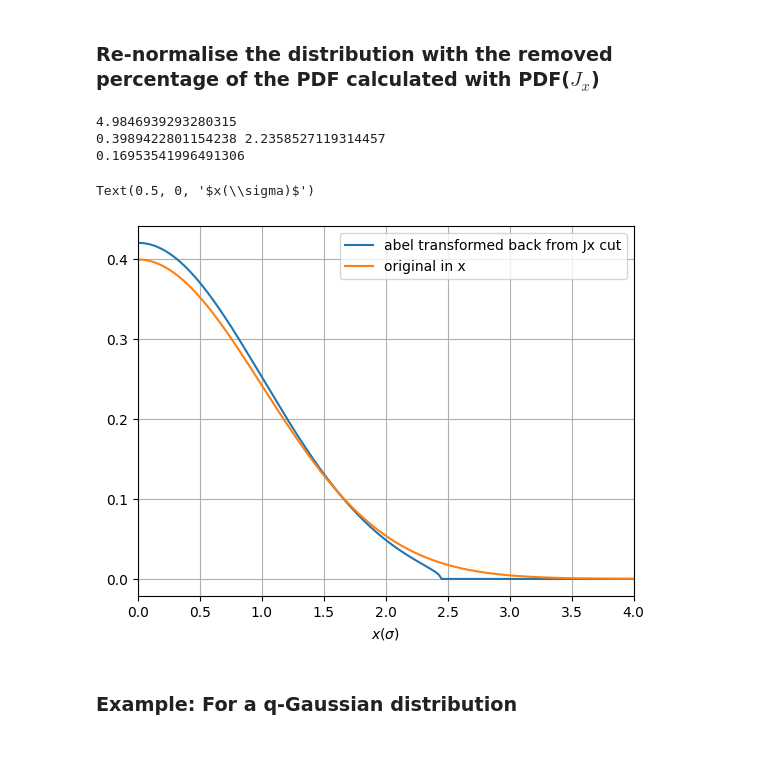
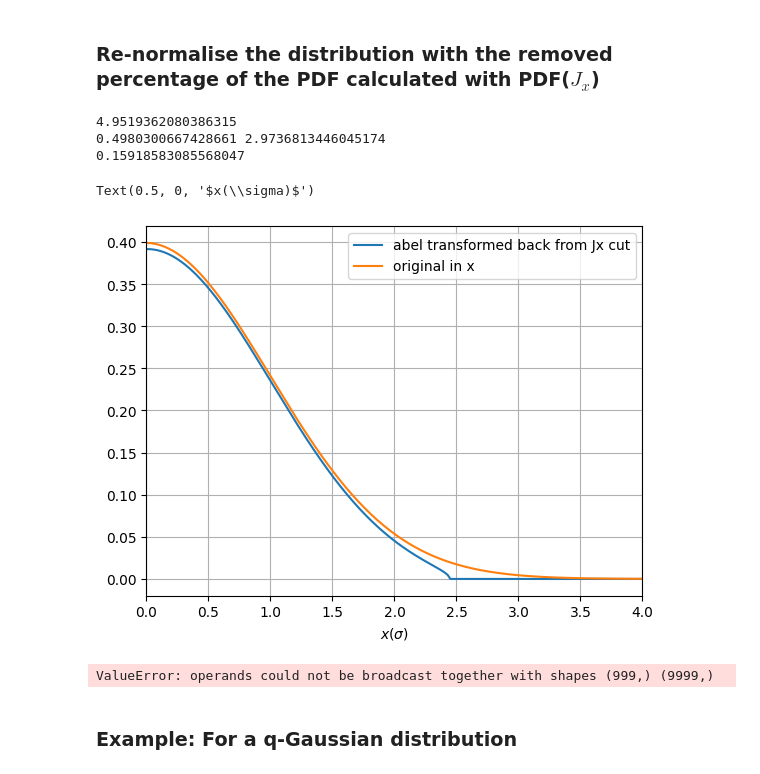
Before and after one commit to ElleanorLamb/xsuite_functions, a Jupyter notebook: Examples/collimation_density.ipynb, the cells around one changed output. Cells and saved outputs as stored; diff of their text form; code cells hidden in the pictures.

```diff
--- a/Examples/collimation_density.ipynb
+++ b/Examples/collimation_density.ipynb
@@ -148,7 +148,7 @@ $$
 ### Example: For a Gaussian beam distribution
 # %%
 ############ normalised beam distribution symmetric about 0
-x = np.linspace(0.00001,100,10000)
+x = np.linspace(-100,100,20000)
 
 
 gauss = xb.distributions.Gaussian(x,mu=0,sig=1,A=1)
@@ -167,7 +167,7 @@ plt.ylabel('p.d.f')
 
 r = np.linspace(0.00001,100,10000)
 
-abel_gauss = direct_transform(gauss.copy(), dr=np.diff(x)[0], direction="Inverse", correction=True)
+abel_gauss = direct_transform(gauss[10000:].copy(), dr=np.diff(x)[0], direction="Inverse", correction=True)
 
 
 
@@ -307,38 +307,42 @@ Falling back to a pure Python backend...
 # %%
 print(perc_g)
 
 
 # integrate underneath the normal distribution
-normalised_original = sp.integrate.simps(gauss, x=x, dx=1, axis=-1,)
+normalised_original = sp.integrate.trapz(gauss[10000:], x=r, dx=np.diff(r)[0], axis=-1,)
 
 
 # integrate under the abel_qgauss, find the ratio, add the % then should work ... to see the full distribution as you expect from before...
 
-normalised_refound = sp.integrate.simps(abel_forward_gauss, x=x, dx=1, axis=-1)
+normalised_refound = sp.integrate.trapz(abel_forward_gauss, x=r, dx=1, axis=-1)
 print(normalised_original, normalised_refound)
 
 
 n_o = normalised_original
 n_r = normalised_refound
 
 normalisation_factor = (1-perc_g/100)*(n_o/n_r)
 print(normalisation_factor)
 
 plt.figure()
 plt.plot(r, abel_forward_gauss*normalisation_factor,label='abel transformed back from Jx cut')
-#plt.plot(r, pdf_to_forward, )
-plt.plot(r,gauss, label='original in x')
+plt.plot(r, gauss[10000:], label='original in x')
 plt.xlim([0,4])
 
 plt.grid()
 plt.legend()
 plt.xlabel('$x(\sigma)$')
 # %% [output]
-4.9846939293280315
-0.3989422801154238 2.2358527119314457
-0.16953541996491306
+4.9519362080386315
+0.4980300667428661 2.9736813446045174
+0.15918583085568047
 Text(0.5, 0, '$x(\\sigma)$')
-[figure, old version]
+[figure, new version]
+# %%
+normalised_original = sp.integrate.trapz(gauss, x=np.linspace(0,100,1000), dx=0.1, axis=-1,)
+normalised_original
+# %% [output]
+ValueError: operands could not be broadcast together with shapes (999,) (9999,)
 # %% [markdown]
 ### Example: For a q-Gaussian distribution
 # %%
```
Also changed, not shown: parts of 5 cells of this notebook.
